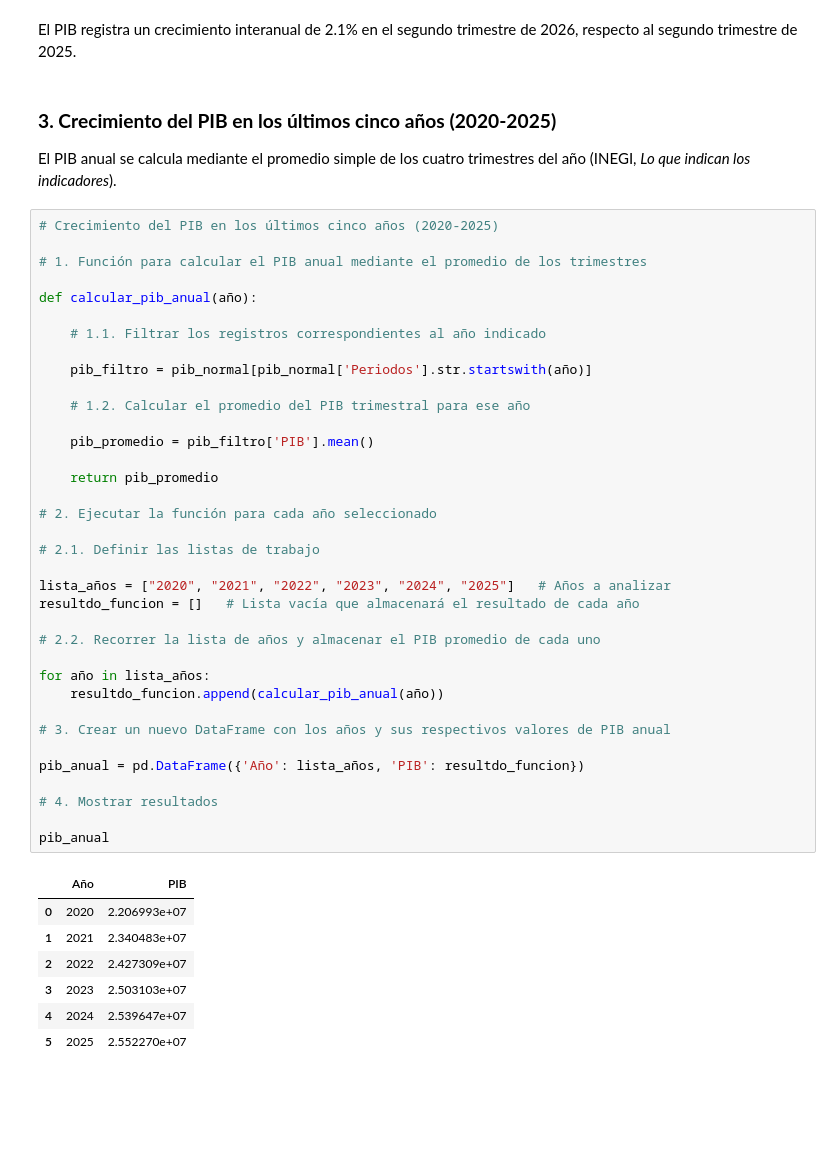
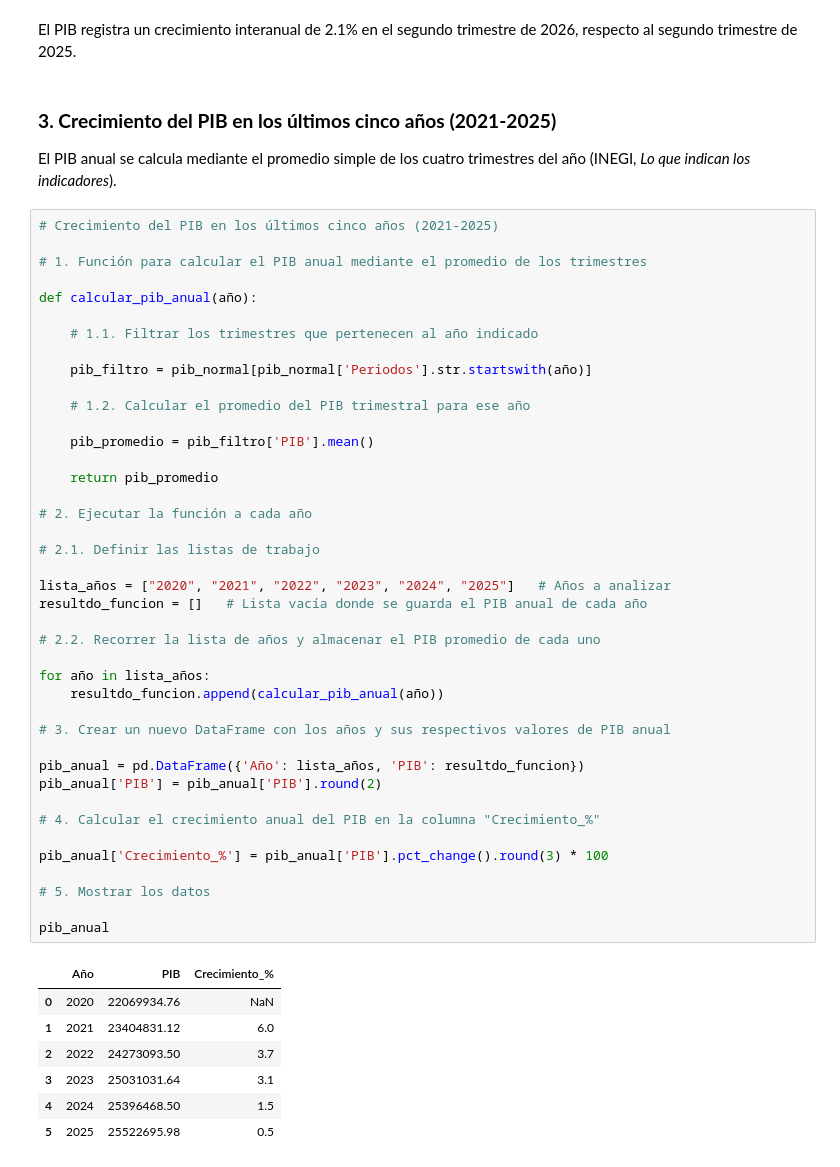
Before and after one commit to Jose-Castanedas/pib_mexico, a Jupyter notebook: notebooks/analsis_pib.ipynb, the cells around one changed output. Cells and saved outputs as stored; diff of their text form; blank space fills up the shorter version.

Commit message:
feat: agrega crecimiento anual del PIB y gráfica del crecimiento

```diff
--- a/notebooks/analsis_pib.ipynb
+++ b/notebooks/analsis_pib.ipynb
@@ -137,50 +137,55 @@ pib_inter
 # %% [markdown]
 El PIB registra un crecimiento interanual de 2.1% en el segundo trimestre de 2026, respecto al segundo trimestre de 2025.
 # %% [markdown]
-### **3. Crecimiento del PIB en los últimos cinco años (2020-2025)**
+### **3. Crecimiento del PIB en los últimos cinco años (2021-2025)**
 
 El PIB anual se calcula mediante el promedio simple de los cuatro trimestres del año (INEGI, *Lo que indican los indicadores*).
 # %%
-# Crecimiento del PIB en los últimos cinco años (2020-2025)
+# Crecimiento del PIB en los últimos cinco años (2021-2025)
 
 # 1. Función para calcular el PIB anual mediante el promedio de los trimestres
 
 def calcular_pib_anual(año):
 
-    # 1.1. Filtrar los registros correspondientes al año indicado
+    # 1.1. Filtrar los trimestres que pertenecen al año indicado
 
     pib_filtro = pib_normal[pib_normal['Periodos'].str.startswith(año)]
 
     # 1.2. Calcular el promedio del PIB trimestral para ese año
 
     pib_promedio = pib_filtro['PIB'].mean()
 
     return pib_promedio
 
-# 2. Ejecutar la función para cada año seleccionado
+# 2. Ejecutar la función a cada año
 
 # 2.1. Definir las listas de trabajo
 
 lista_años = ["2020", "2021", "2022", "2023", "2024", "2025"]   # Años a analizar
-resultdo_funcion = []   # Lista vacía que almacenará el resultado de cada año
+resultdo_funcion = []   # Lista vacía donde se guarda el PIB anual de cada año
 
 # 2.2. Recorrer la lista de años y almacenar el PIB promedio de cada uno
 
 for año in lista_años:
     resultdo_funcion.append(calcular_pib_anual(año))
 
 # 3. Crear un nuevo DataFrame con los años y sus respectivos valores de PIB anual
 
 pib_anual = pd.DataFrame({'Año': lista_años, 'PIB': resultdo_funcion})
+pib_anual['PIB'] = pib_anual['PIB'].round(2)
 
-# 4. Mostrar resultados
+# 4. Calcular el crecimiento anual del PIB en la columna "Crecimiento_%"
+
+pib_anual['Crecimiento_%'] = pib_anual['PIB'].pct_change().round(3) * 100
+
+# 5. Mostrar los datos
 
 pib_anual
 # %% [output]
-|  | Año | PIB |
-| 0 | 2020 | 2.206993e+07 |
-| 1 | 2021 | 2.340483e+07 |
-| 2 | 2022 | 2.427309e+07 |
-| 3 | 2023 | 2.503103e+07 |
-| 4 | 2024 | 2.539647e+07 |
-| 5 | 2025 | 2.552270e+07 |
+|  | Año | PIB | Crecimiento_% |
+| 0 | 2020 | 22069934.76 | NaN |
+| 1 | 2021 | 23404831.12 | 6.0 |
+| 2 | 2022 | 24273093.50 | 3.7 |
+| 3 | 2023 | 25031031.64 | 3.1 |
+| 4 | 2024 | 25396468.50 | 1.5 |
+| 5 | 2025 | 25522695.98 | 0.5 |
```
Also changed, not shown: parts of 1 cell of this notebook, 1 other file.
